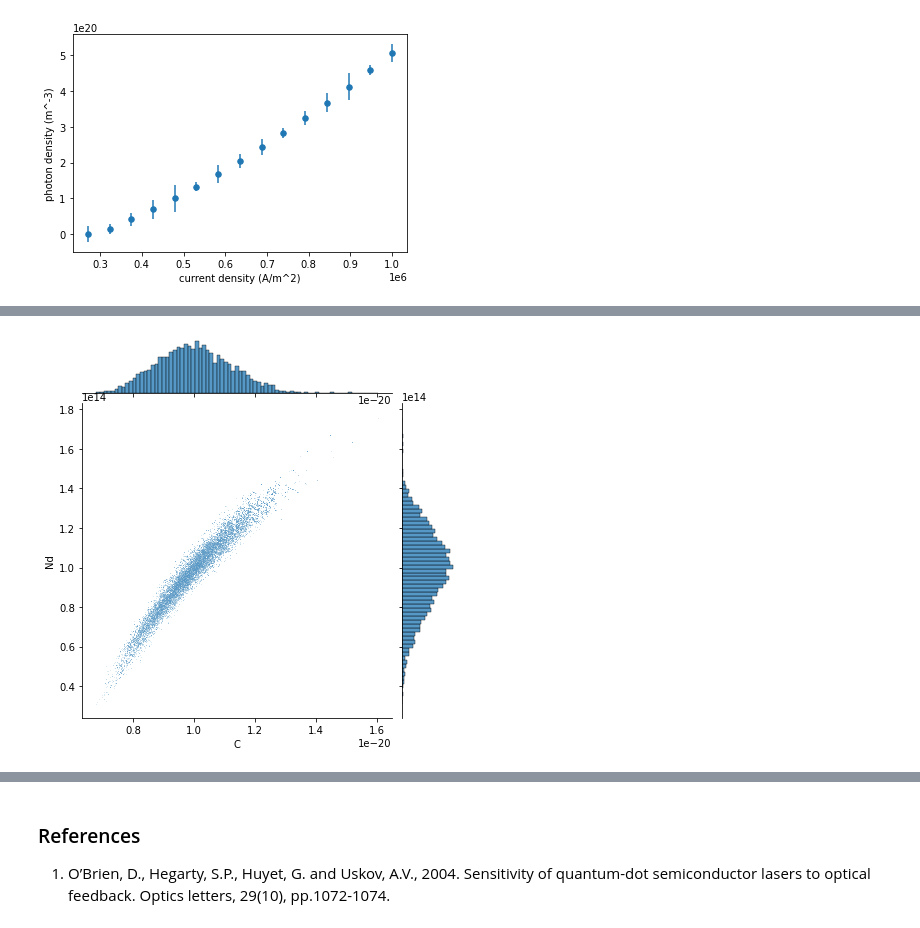
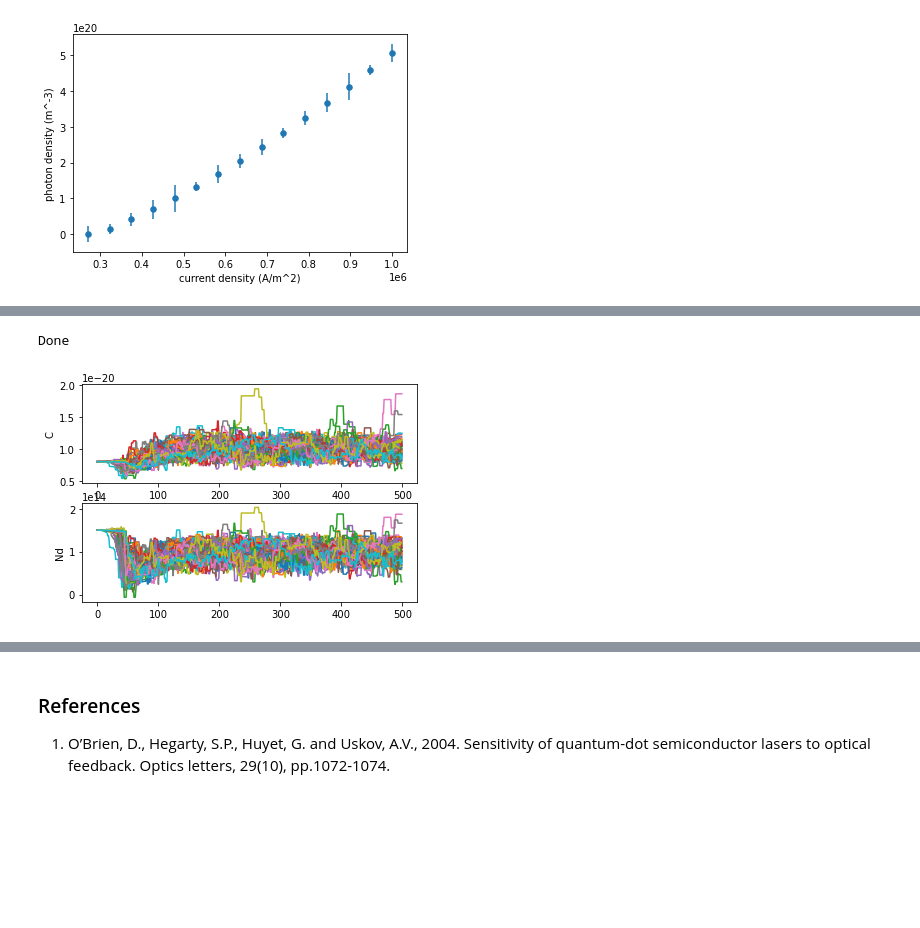
Before and after one commit to phys201/qd_laser_dynamics, a Jupyter notebook: tutorial.ipynb, the cells around one changed output, grey strips where cells are left out. Drawn from its saved outputs; the diff is of its cells as text; code cells hidden in the pictures; blank space fills up the shorter version.

Commit message:
create posterior class to wrap MCMC solving

```diff
--- a/tutorial.ipynb
+++ b/tutorial.ipynb
@@ -110,11 +109,14 @@ def log_posterior(theta, x, y, sigma_y):
 # %%
 # the model has 2 parameters; we'll use 50 walkers and 500 steps each
-ndim = 2
+# the number of walkers and steps default to 50 and 500 respectively
 nwalkers = 50
 nsteps = 500
 
 # Here's an initial guess slightly off from the paper's parameter values
 # to show how the MCMC equilibrates to the correct value
 ls_result = [0.8e-20, 1.5E14]
-gaussian_ball = 1e-4 * np.random.randn(nwalkers, ndim)
-starting_positions = (1 + gaussian_ball) * ls_result
+
+# We also need to set up our priors for Nd and C:
+C_bounds = (10e-21, 10e-19)
+Nd_bounds = (1E13, 1E15)
+CN_exp = (10e-20, 1e14)
@@ -154,4 +123,9 @@ parameter_samples = pd.DataFrame({'C': traces[0], 'Nd': traces[1]})
-# %%
-joint_kde = sns.jointplot(x='C', y='Nd', data=parameter_samples, kind='scatter', s=0.2)
-# %% [output]
-[figure, removed]
+# %%
+# We first set up our posterior class with our initial guess and bounds on our parameters
+logpost = Posterior(initial_guess, C_bounds, Nd_bounds, CN_exp)
+# and we can then run our MCMC Chain
+# this will call our log posterior (accounting for our priors on our parameters) and call the likelihood of our data
+# nwalkers and nsteps defaults to the values described above
+# It is also defaulted to plot the MC chains.  To turn this off, set plot_chains = False
+param = logpost.mc(x,y,sigma_y, ls_result)
+# %% [output]
@@ -157,0 +134,2 @@ joint_kde = sns.jointplot(x='C', y='Nd', data=parameter_samples, kind='scatter',
+Done
+[figure, added]
```
Also changed, not shown: parts of 14 cells of this notebook, 2 other files.
